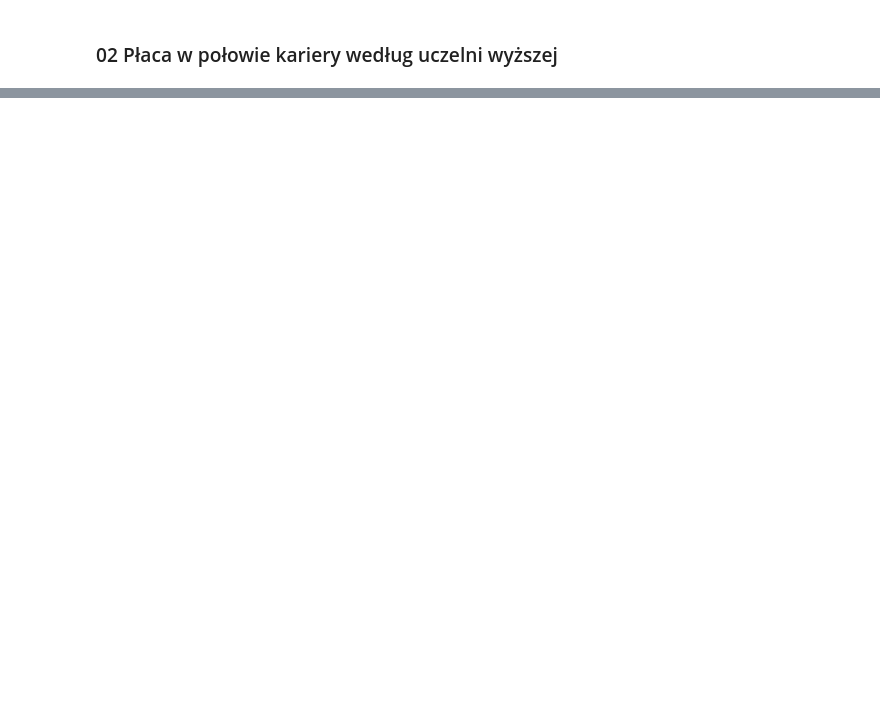
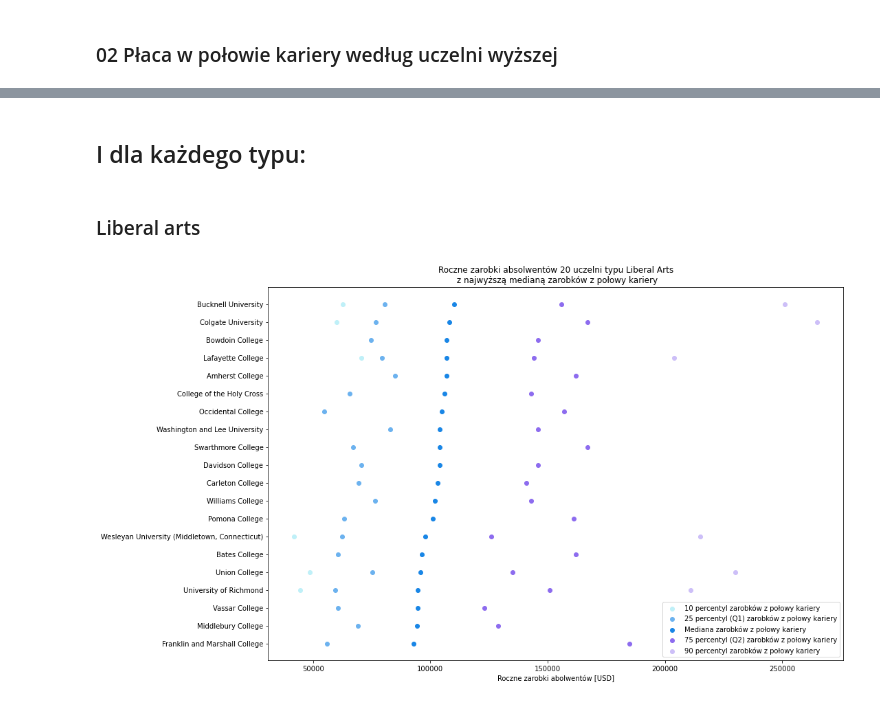
Before and after one commit to rsxxi/aiwd, a Jupyter notebook: 03 Tabele i wizualizacje.ipynb, the cells around one changed output, grey strips where cells are left out. Saved outputs shown, nothing was run; the diff lists cells and outputs as text; code cells hidden in the pictures; blank space fills up the shorter version.

```diff
--- a/03 Tabele i wizualizacje.ipynb
+++ b/03 Tabele i wizualizacje.ipynb
@@ -221,0 +211,8 @@ fig.savefig('wykres_2.png', dpi=300)
+# %% [markdown]
+## I dla każdego typu:
+# %% [markdown]
+### Liberal arts
+# %%
+generuj_wszystko(data, 'wykres_2.1.png', 'Liberal Arts')
+# %% [output]
+[figure, added]
```
Also changed, not shown: parts of 13 cells of this notebook.
